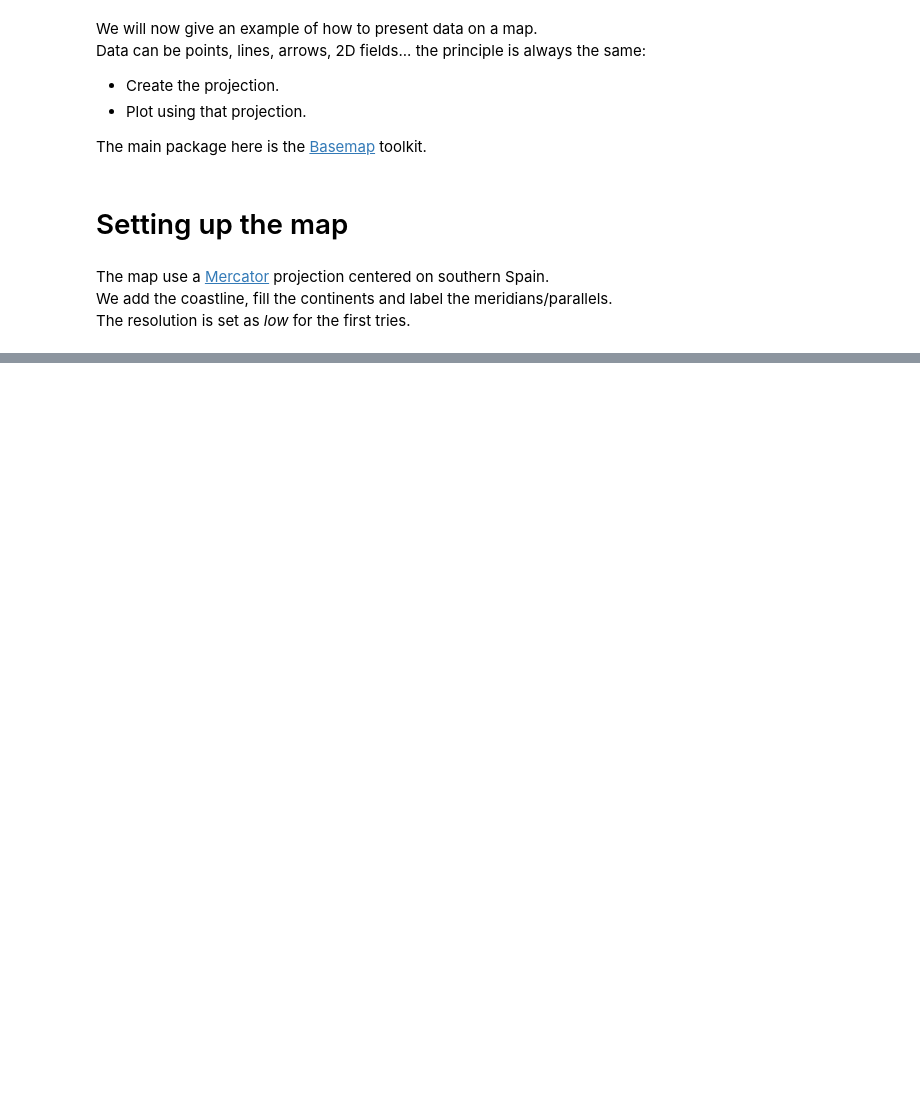
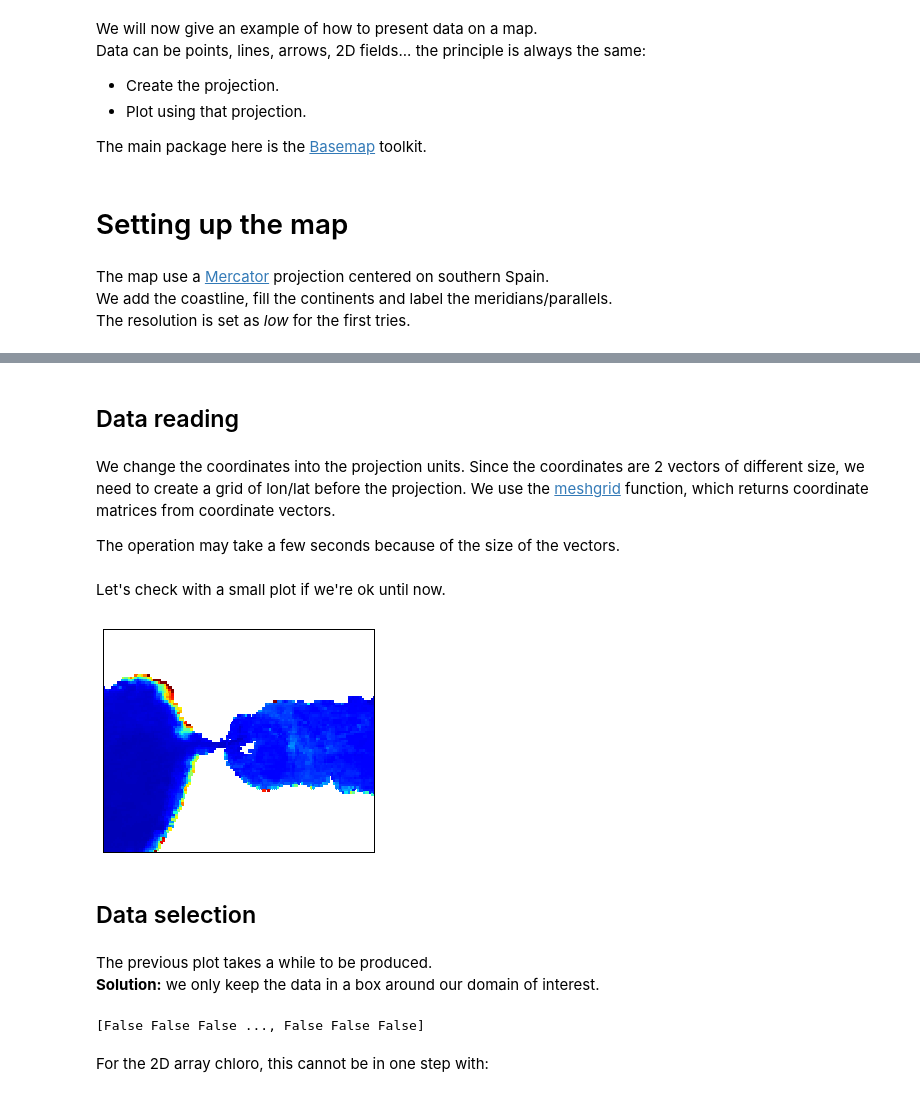
Before and after one commit to ctroupin/Python-Course-Cadiz, a Jupyter notebook: notebooks/plot2D_map.ipynb, the cells around one changed output, grey strips where cells are left out. Drawn from its saved outputs; the diff is of its cells as text; code cells hidden in the pictures; blank space fills up the shorter version.

```diff
--- a/notebooks/plot2D_map.ipynb
+++ b/notebooks/plot2D_map.ipynb
@@ -61,0 +66,34 @@ plt.show()
+# %%
+chlorofile = "/data_local/DataOceano/V20153352015365.L3m_MO_NPP_CHL_chlor_a_4km.nc"
+# %% [markdown]
+## Data reading
+# %%
+with netCDF4.Dataset(chlorofile) as nc:
+    lonchloro = nc.variables['lon'][:]
+    latchloro = nc.variables['lat'][:]
+    chloro = nc.variables['chlor_a'][:]
+# %% [markdown]
+We change the coordinates into the projection units. Since the coordinates are 2 vectors of different size, we need to create a grid of lon/lat before the projection. We use the [meshgrid](http://docs.scipy.org/doc/numpy-1.10.0/reference/generated/numpy.meshgrid.html) function, which returns coordinate matrices from coordinate vectors.
+
+The operation may take a few seconds because of the size of the vectors.
+# %%
+lonchlorogrid, latchlorogrid = np.meshgrid(lonchloro, latchloro)
+lonchloro2, latchloro2 = m(lonchlorogrid, latchlorogrid)
+# %% [markdown]
+Let's check with a small plot if we're ok until now.
+# %%
+m.pcolormesh(lonchloro2, latchloro2, chloro, vmin=0, vmax=3.0)
+plt.show()
+# %% [output]
+[figure, added]
+# %% [markdown]
+## Data selection
+# %% [markdown]
+The previous plot takes a while to be produced.<br/>
+**Solution:** we only keep the data in a box around our domain of interest.
+# %%
+mask_lat = (latchloro>=32.) & (latchloro<=40.)
+mask_lon = (lonchloro>=-10.) & (lonchloro<=0.)
+print mask_lon
+# %% [output]
+[False False False ..., False False False]
@@ -61,0 +103,2 @@ plt.show()
+# %% [markdown]
+For the 2D array chloro, this cannot be in one step with:
```
Also changed, not shown: parts of 30 cells of this notebook.
